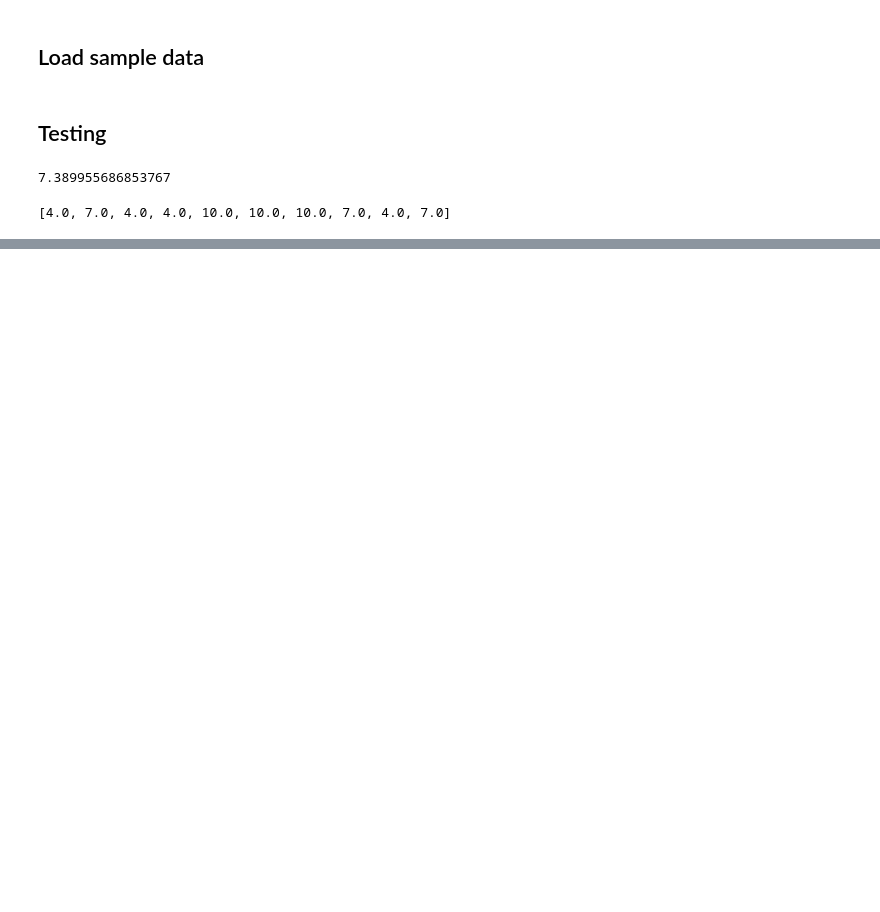
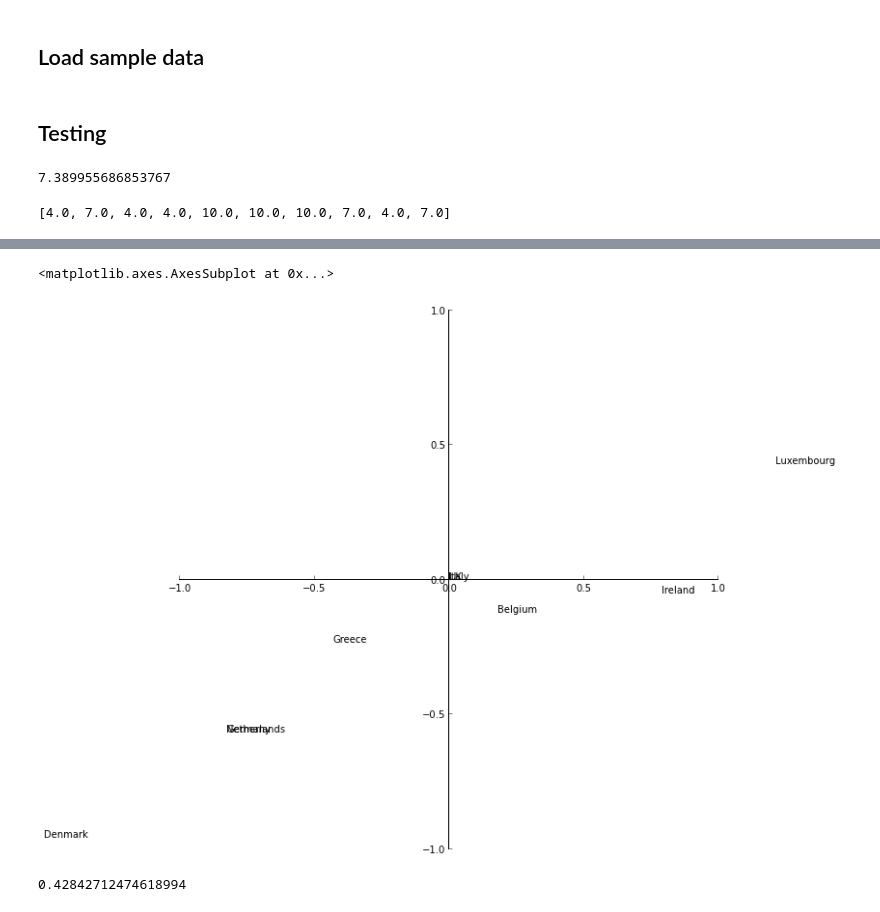
Before and after one commit to dmasad/BDM_DecisionModel_Replication, a Jupyter notebook: Testing.ipynb, the cells around one changed output, grey strips where cells are left out. Cells and saved outputs as stored; diff of their text form; code cells hidden in the pictures; blank space fills up the shorter version.

```diff
--- a/Testing.ipynb
+++ b/Testing.ipynb
@@ -91,0 +105,12 @@ france.expected_utilities
+# %%
+fig = plt.figure(figsize=(10,10))
+ax = fig.add_subplot(111)
+
+model.draw_quadrants("France", ax)
+# %% [output]
+<matplotlib.axes.AxesSubplot at 0x...>
+[figure, added]
+# %%
+model.actor["Luxembourg"].expected_utilities["France"]
+# %% [output]
+0.42842712474618994
```
Also changed, not shown: parts of 11 cells of this notebook, 1 other file.
